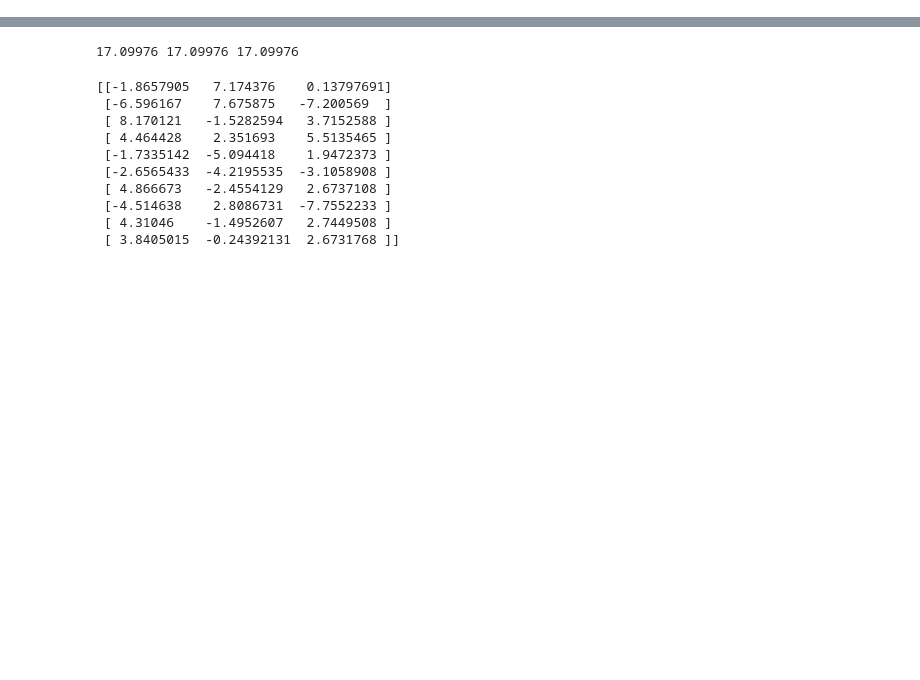
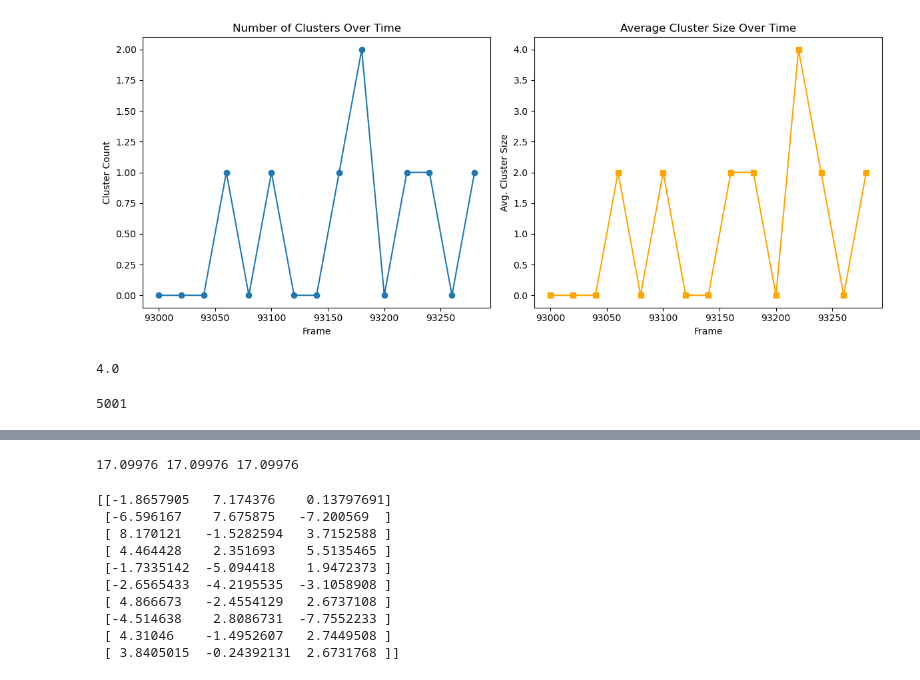
Before and after one commit to eridanirojas/mxene, a Jupyter notebook: working_examples/clustering_plots.ipynb, the cells around one changed output, grey strips where cells are left out. Saved outputs shown, nothing was run; the diff lists cells and outputs as text; code cells hidden in the pictures; blank space fills up the shorter version.

Commit message:
clustering analysis implemented; plots and simple function to use

```diff
--- a/working_examples/clustering_plots.ipynb
+++ b/working_examples/clustering_plots.ipynb
@@ -31,3 +92,38 @@ def compute_all_flake_coms(flake_positions, box_lengths, beads_per_flake=50):
+# %%
+traj = gsd.hoomd.open("100_10mer10f_0.0005dt_7kT_large.gsd")
+times, n_clusters, avg_sizes = analyze_clusters_over_time(
+    traj,
+    start=5000,   # post-shrink
+    step=20,
+    cutoff=2.5,
+    beads_per_flake=50
+)
+# %%
+plt.figure(figsize=(12, 5))
+plt.subplot(1, 2, 1)
+plt.plot(times[4400:4415], n_clusters[4400:4415], marker='o')
+plt.title("Number of Clusters Over Time")
+plt.xlabel("Frame")
+plt.ylabel("Cluster Count")
+
+plt.subplot(1, 2, 2)
+plt.plot(times[4400:4415], avg_sizes[4400:4415], marker='s', color='orange')
+plt.title("Average Cluster Size Over Time")
+plt.xlabel("Frame")
+plt.ylabel("Avg. Cluster Size")
+
+plt.tight_layout()
+plt.show()
+# %% [output]
+[figure, added]
+# %%
+print(avg_sizes[4411])
+# %% [output]
+4.0
+# %%
+len(times)
+# %% [output]
+5001
 # %%
 def compute_all_flake_coms_from_38th(flake_positions, box_lengths, beads_per_flake=50):
     Lx, Ly, Lz = box_lengths
```
Also changed, not shown: parts of 12 cells of this notebook.
